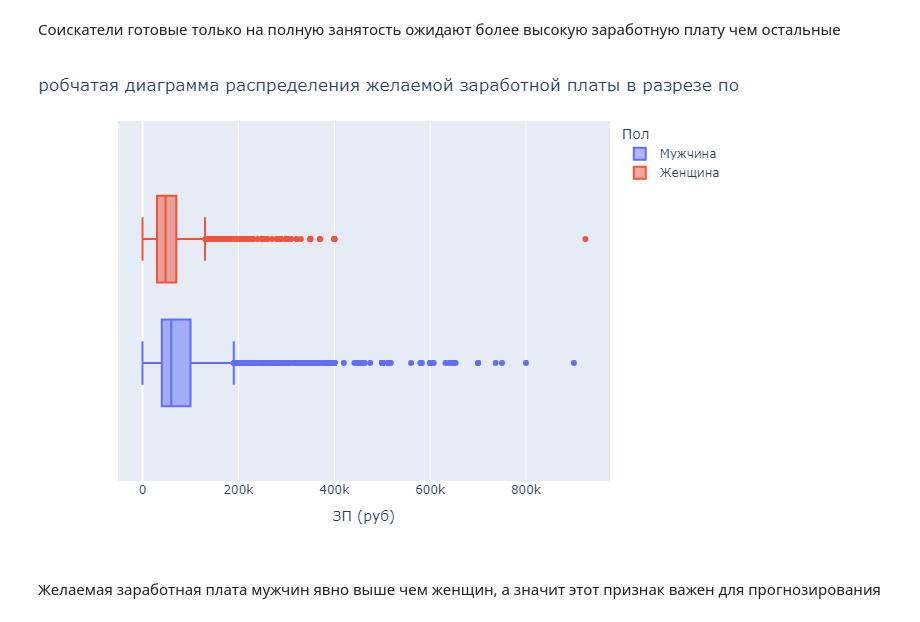
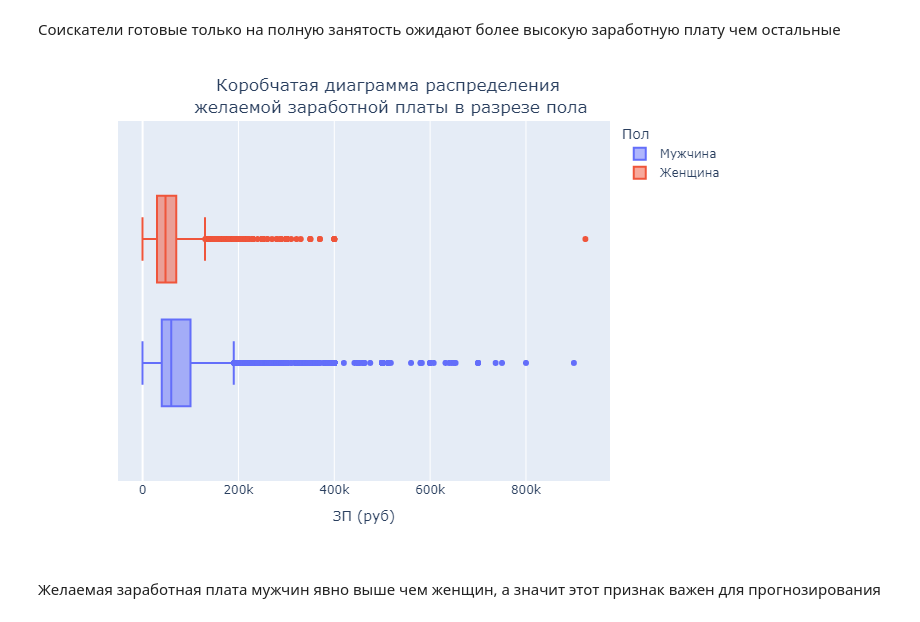
Before and after one commit to kirill-lukyanov/resume-analysis-hh, a Jupyter notebook: data_preparation.ipynb, the cells around one changed output. Saved outputs shown, nothing was run; the diff lists cells and outputs as text; code cells hidden in the pictures.

Commit message:
fix plot and datetime

```diff
--- a/data_preparation.ipynb
+++ b/data_preparation.ipynb
@@ -288,10 +288,10 @@ cur_iso = {
 # Чтение курсов валют, получение только необходимых признаков, перевод даты в тип datetime
 ex_df = pd.read_csv('./data/ExchangeRates.csv')
 ex_df = ex_df[['currency', 'date', 'proportion', 'close']]
-ex_df['date'] = pd.to_datetime(ex_df['date'], dayfirst=True)
+ex_df['date'] = pd.to_datetime(ex_df['date'], format='%d/%m/%y')
 
 # Перевод признака "Обновление резюме" в тип datetime, с предварительно отсечённой временной информацей
-df['Обновление резюме'] = pd.to_datetime(df['Обновление резюме'].apply(lambda x: x.split()[0]), dayfirst=True)
+df['Обновление резюме'] = pd.to_datetime(df['Обновление резюме'].apply(lambda x: x.split()[0]), format='%d.%m.%Y')
 # Создание признака с валютой, перведённой в ISO кодировку
 df['валюта'] = df['ЗП'].apply(lambda x: cur_iso[x.split()[1].replace('.', '')])
 # Перевод признака "ЗП" в численный формат
@@ -496,16 +494,16 @@ fig.show()
 # %%
 fig = px.box(
     df[df['ЗП (руб)']<1e6],
     x='ЗП (руб)',
     color='Пол',
 )
 fig.update_layout(
-    title=dict(text='Коробчатая диаграмма распределения желаемой заработной платы в разрезе пола',
+    title=dict(text='Коробчатая диаграмма распределения<br> желаемой заработной платы в разрезе пола',
                x=0.5)
 )
 fig.show()
 # %% [output]
-[figure, old version]
+[figure, new version]
 # %% [markdown]
 Желаемая заработная плата мужчин явно выше чем женщин, а значит этот признак важен для прогнозирования
 # %% [markdown]
```
Also changed, not shown: parts of 2 cells of this notebook.
